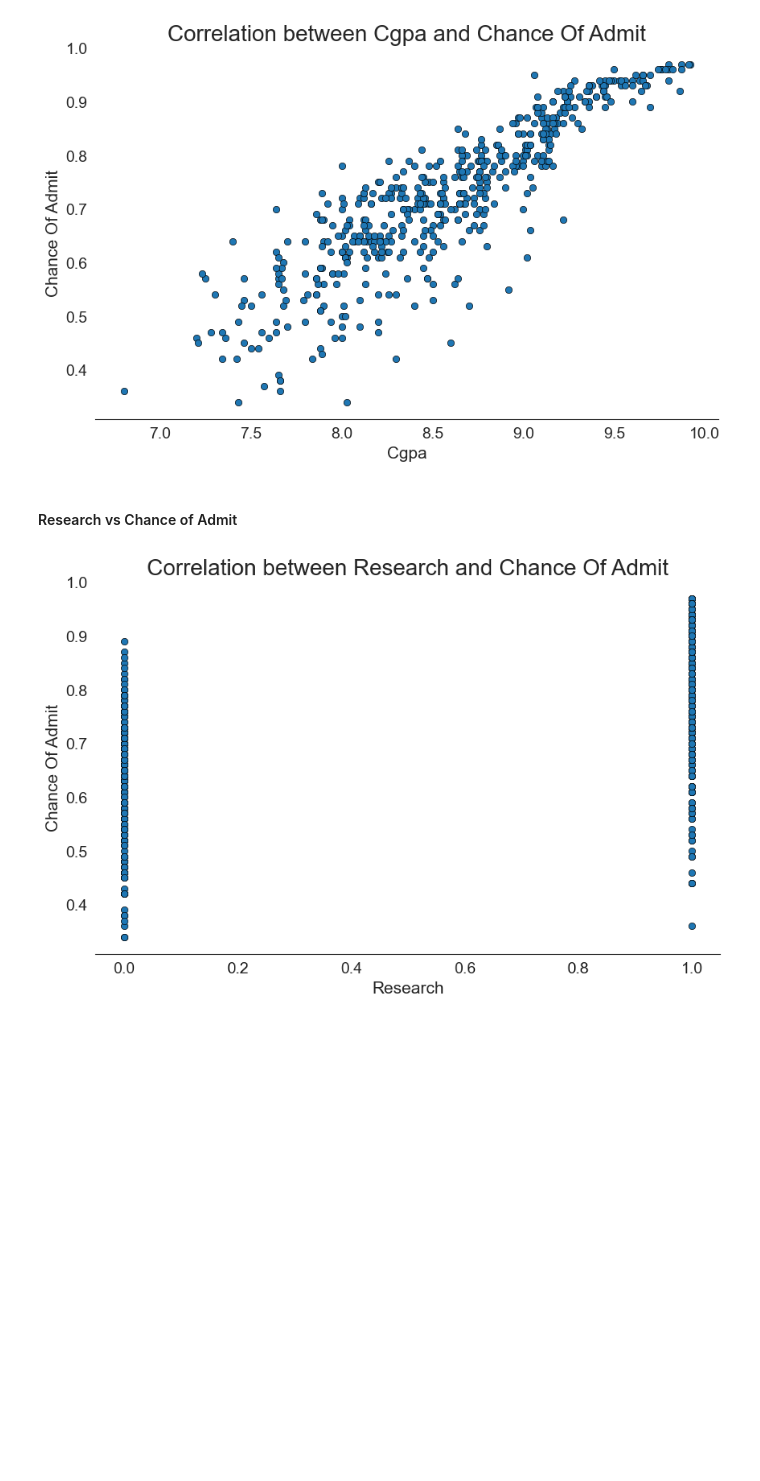
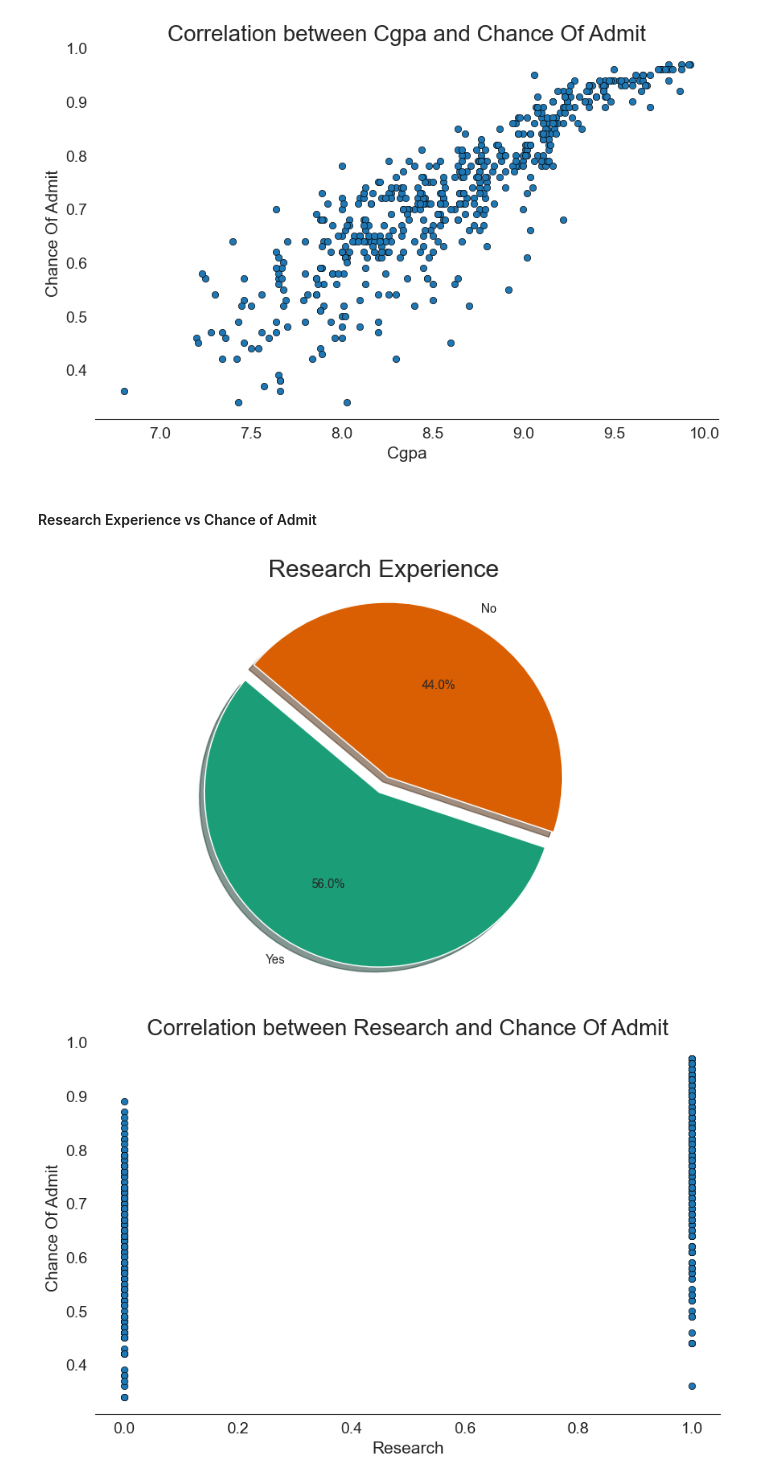
Before and after one commit to stefansphtr/Deep-Learning-Regression-with-Admissions-Data, a Jupyter notebook: Graduate_Admissions_Prediction_with_TensorFlow.ipynb, the cells around one changed output. Cells and saved outputs as stored; diff of their text form; code cells hidden in the pictures; blank space fills up the shorter version.

```diff
--- a/Graduate_Admissions_Prediction_with_TensorFlow.ipynb
+++ b/Graduate_Admissions_Prediction_with_TensorFlow.ipynb
@@ -519,5 +552,14 @@ utils.plot_correlation(
 # %% [output]
 [figure]
 # %% [markdown]
-#### Research vs Chance of Admit
+#### Research Experience vs Chance of Admit
+# %%
+# Plot the pie chart of Research Experience
+utils.plot_piechart(
+    data=df_admissions,
+    column="research",
+    title="Research Experience",
+)
+# %% [output]
+[figure, added]
 # %%
```
Also changed, not shown: parts of 14 cells of this notebook.
